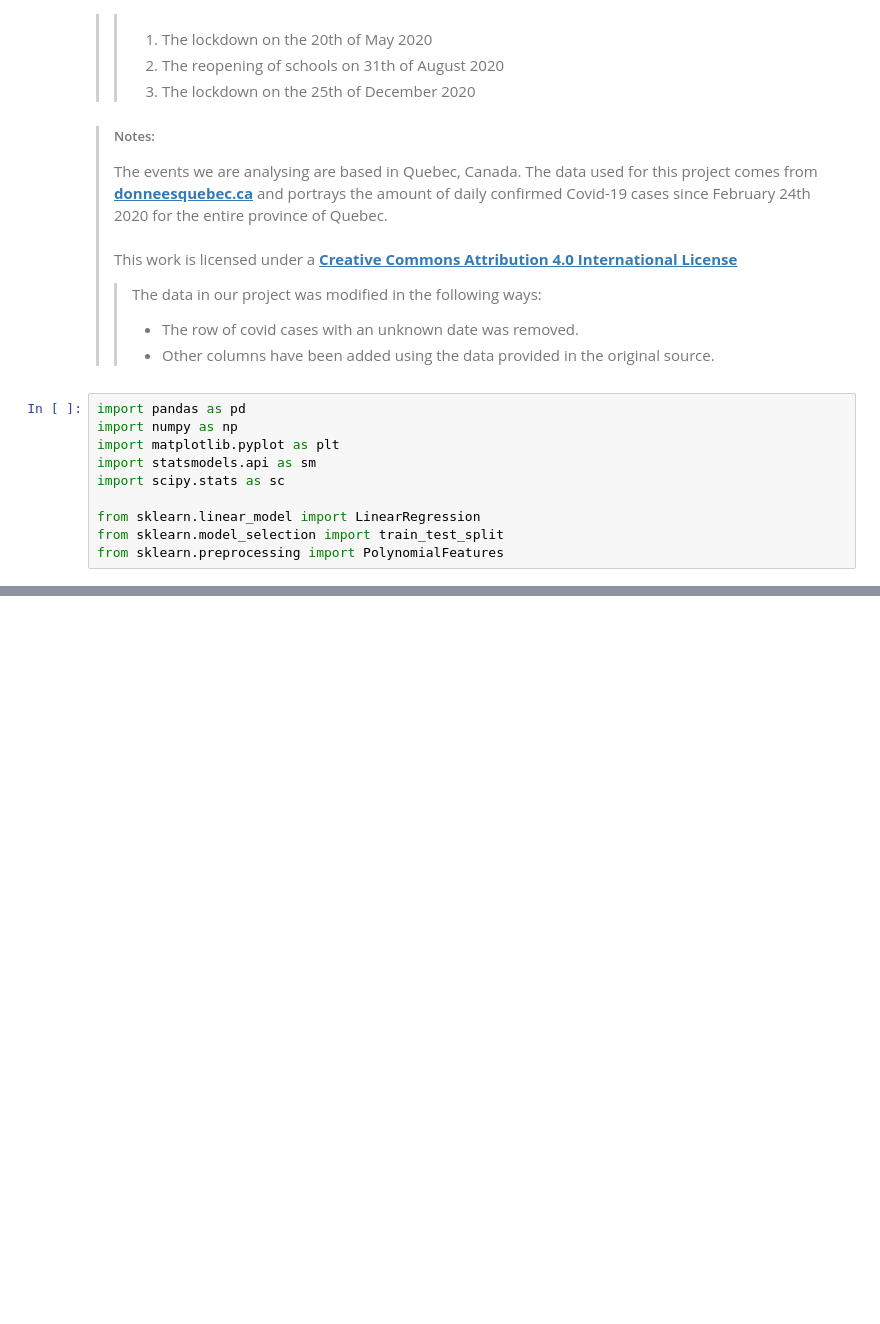
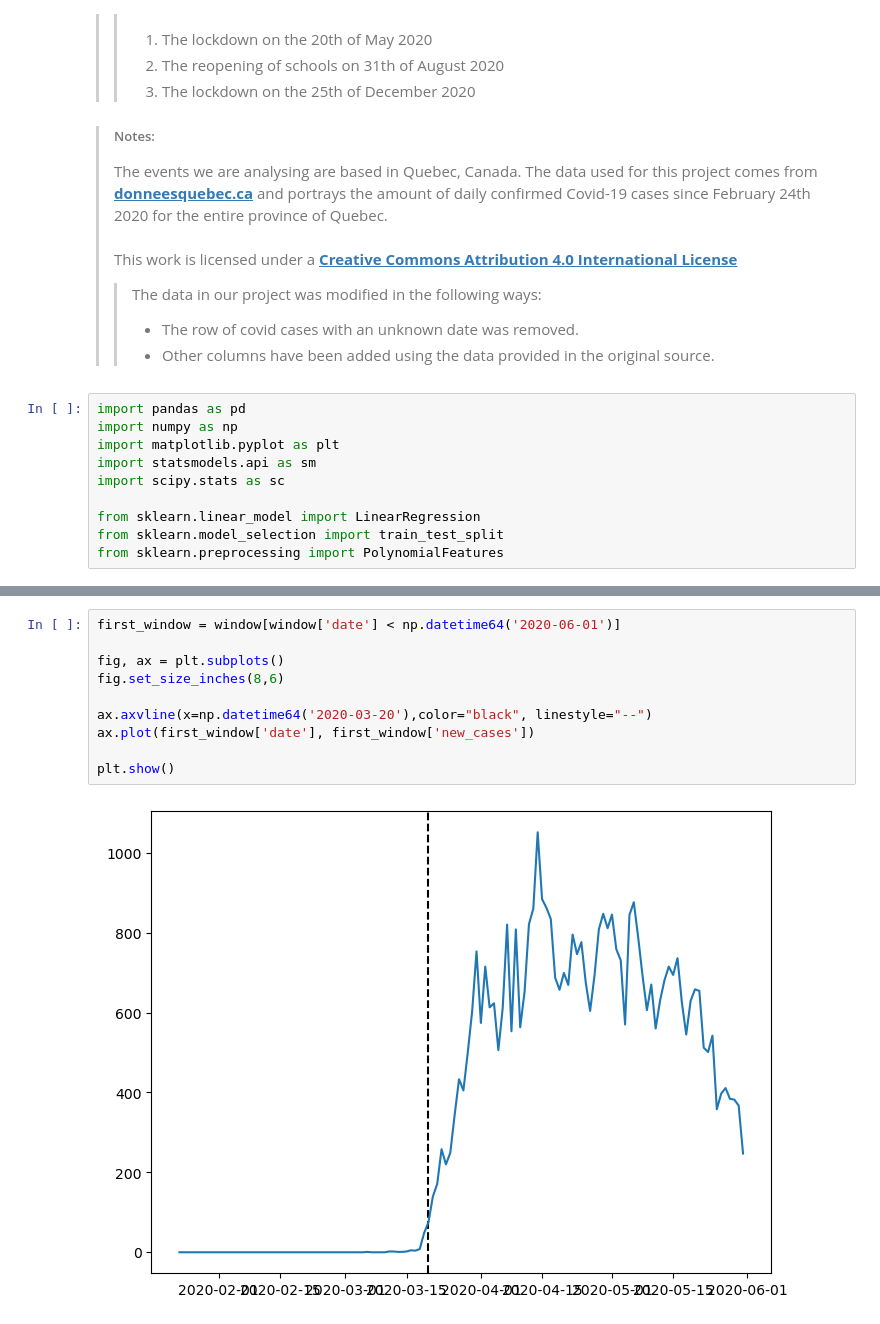
Before and after one commit to pavel-borovikov/regression_project, a Jupyter notebook: covid_cases_RDD.ipynb, the cells around one changed output, grey strips where cells are left out. Drawn from its saved outputs; the diff is of its cells as text; blank space fills up the shorter version.

```diff
--- a/covid_cases_RDD.ipynb
+++ b/covid_cases_RDD.ipynb
@@ -50,0 +67,12 @@ data
+# %%
+first_window = window[window['date'] < np.datetime64('2020-06-01')]
+
+fig, ax = plt.subplots()
+fig.set_size_inches(8,6)
+
+ax.axvline(x=np.datetime64('2020-03-20'),color="black", linestyle="--")
+ax.plot(first_window['date'], first_window['new_cases'])
+
+plt.show()
+# %% [output]
+[figure, added]
```
Also changed, not shown: parts of 5 cells of this notebook.
